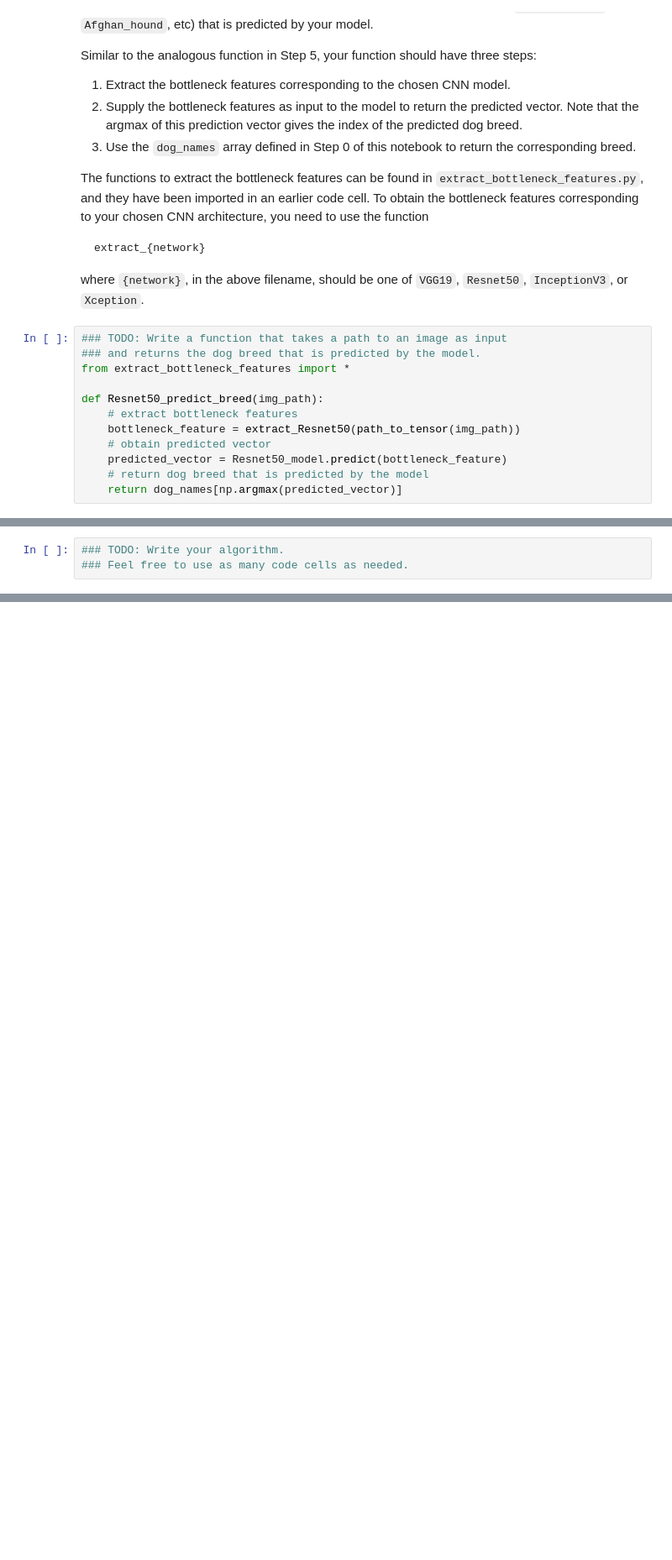
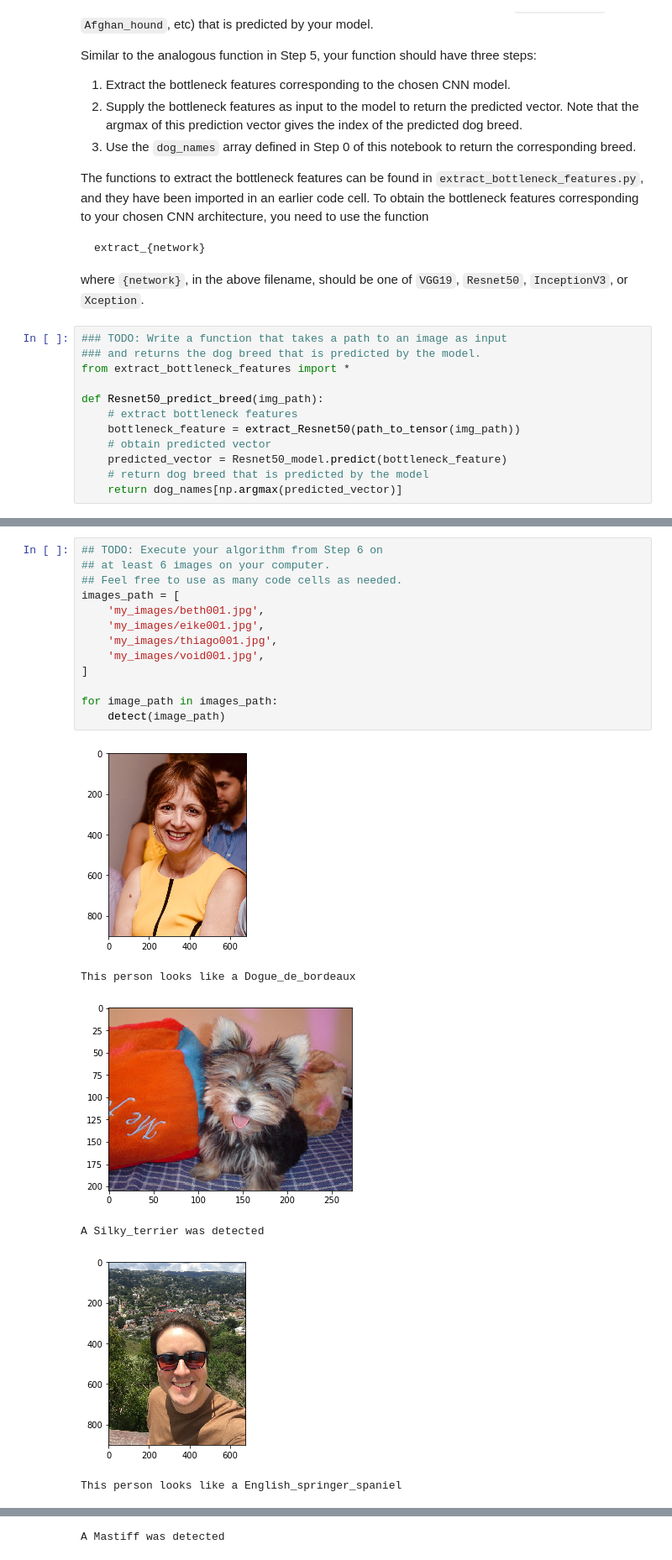
Before and after one commit to thiagojv/dl-dog-project, a Jupyter notebook: dog_app.ipynb, the cells around one changed output, grey strips where cells are left out. Shown at 84% size. Cells and saved outputs as stored; diff of their text form; blank space fills up the shorter version.

```diff
--- a/dog_app.ipynb
+++ b/dog_app.ipynb
@@ -720,3 +781,20 @@ Some sample output for our algorithm is provided below, but feel free to design
 # %%
-### TODO: Write your algorithm.
-### Feel free to use as many code cells as needed.
+## TODO: Execute your algorithm from Step 6 on
+## at least 6 images on your computer.
+## Feel free to use as many code cells as needed.
+images_path = [
+    'my_images/beth001.jpg',
+    'my_images/eike001.jpg',
+    'my_images/thiago001.jpg',
+    'my_images/void001.jpg',
+]
+
+for image_path in images_path:
+    detect(image_path)
+# %% [output]
+[figure, added]
+This person looks like a Dogue_de_bordeaux
+[figure, added]
+A Silky_terrier was detected
+[figure, added]
+This person looks like a English_springer_spaniel
@@ -722,0 +802 @@ Some sample output for our algorithm is provided below, but feel free to design
+A Mastiff was detected
```
Also changed, not shown: parts of 7 cells of this notebook, 5 other files.
